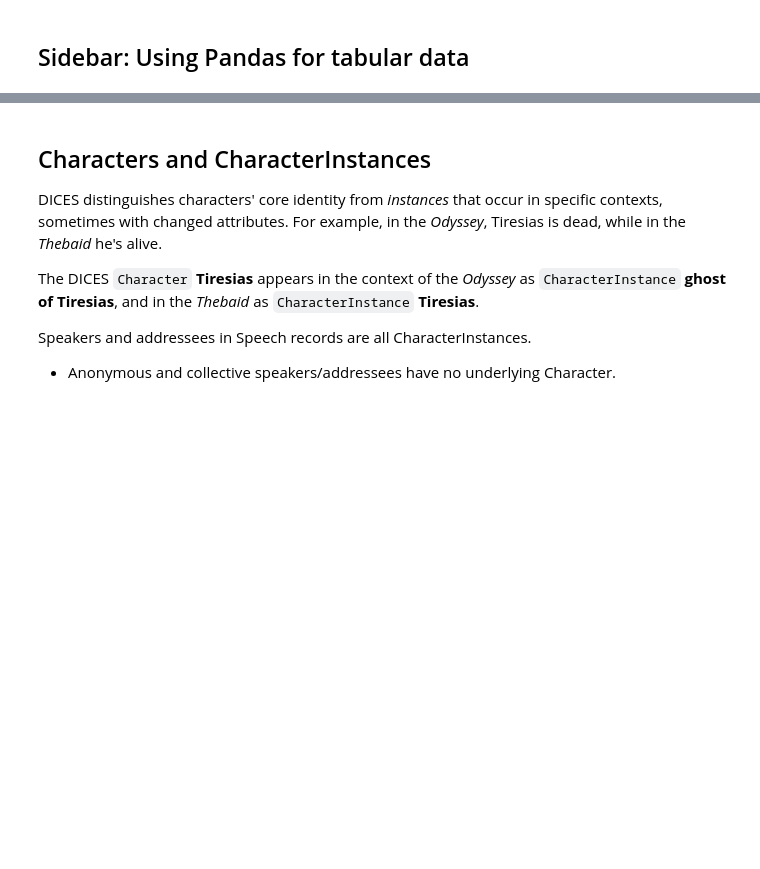
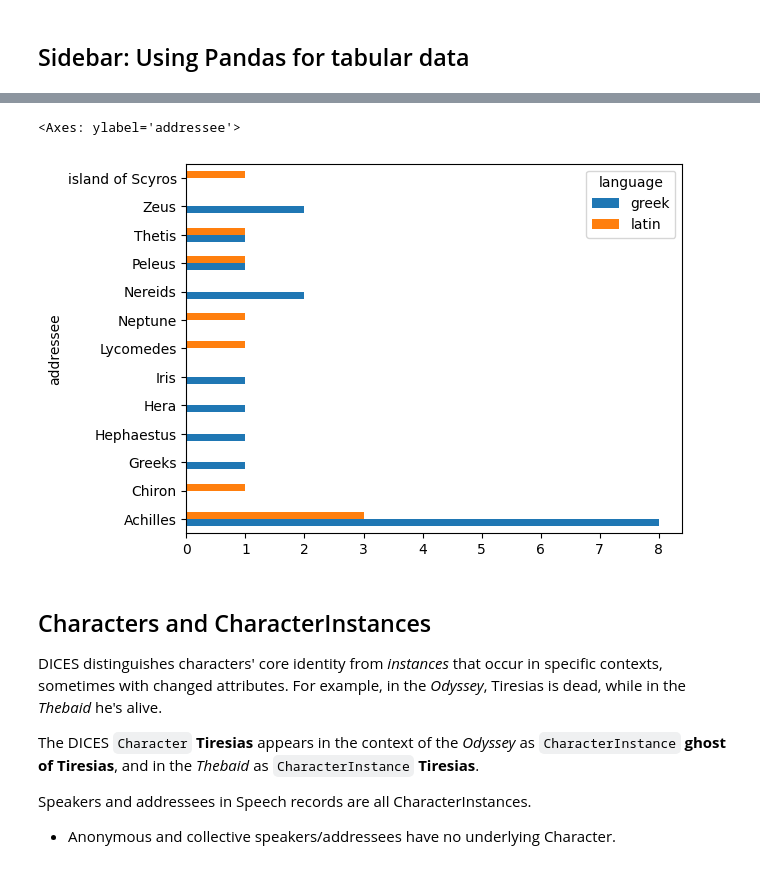
Before and after one commit to cwf2/dices-examples, a Jupyter notebook: colab/Quickstart.ipynb, the cells around one changed output, grey strips where cells are left out. Cells and saved outputs as stored; diff of their text form; code cells hidden in the pictures; blank space fills up the shorter version.

```diff
--- a/colab/Quickstart.ipynb
+++ b/colab/Quickstart.ipynb
@@ -132,3 +157,9 @@ display(df)
+# %%
+# How many speeches per addressee, broken down by language?
+pd.crosstab(df["addressee"], df["language"]).plot.barh()
+# %% [output]
+<Axes: ylabel='addressee'>
+[figure, added]
 # %% [markdown]
 ## Characters and CharacterInstances
 
```
Also changed, not shown: parts of 7 cells of this notebook.
